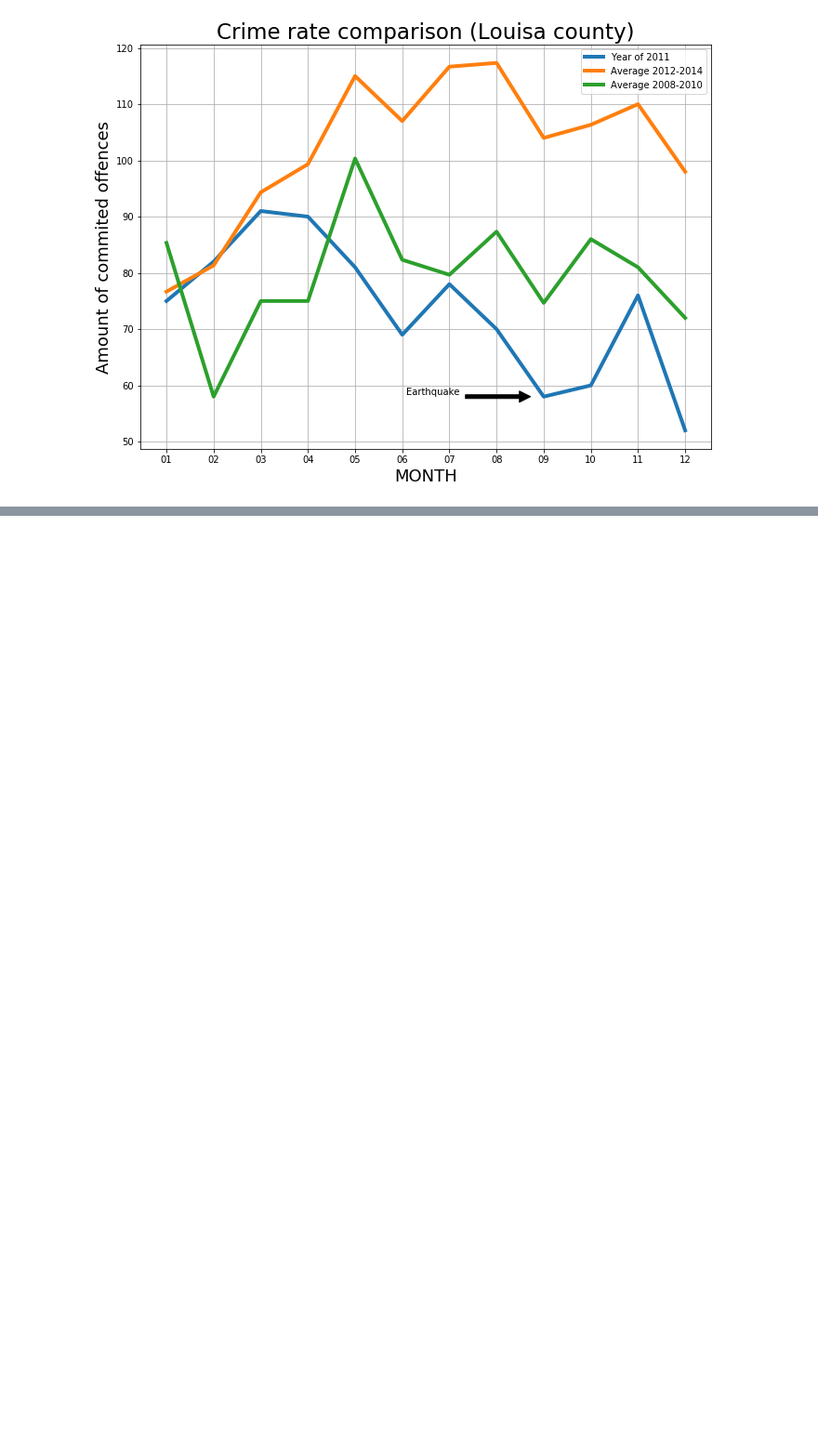
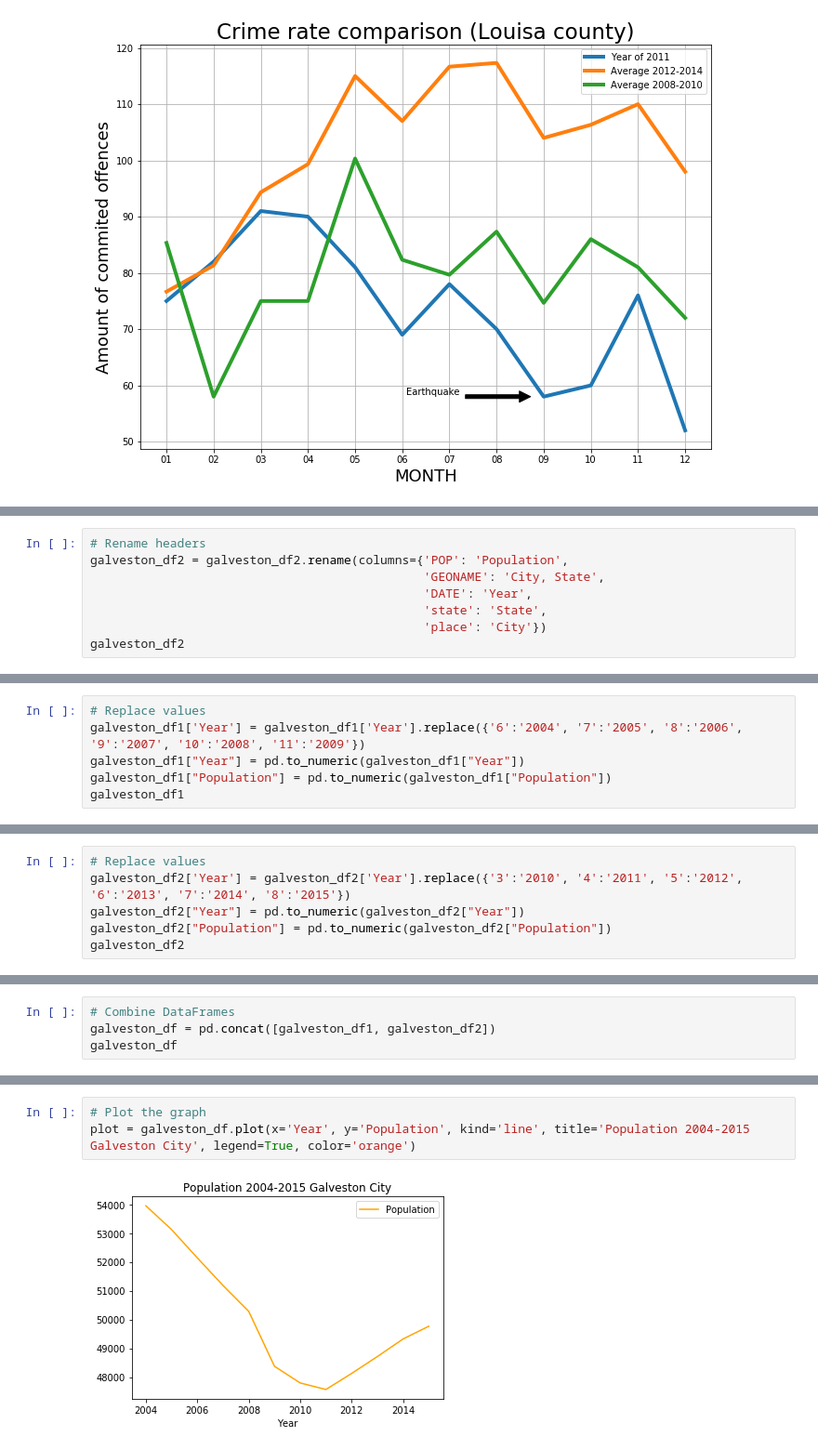
Before and after one commit to olegmrnv/crime_correlations, a Jupyter notebook: notebooks/data_analysis.ipynb, the cells around one changed output, grey strips where cells are left out. Shown: that part at 93% size. Saved outputs shown, nothing was run; the diff lists cells and outputs as text; blank space fills up the shorter version.

```diff
--- a/notebooks/data_analysis.ipynb
+++ b/notebooks/data_analysis.ipynb
@@ -295,0 +382,8 @@ plt.savefig ("../data/cleaned_data/louisa_crime_comparison.png")
+# %%
+# Rename headers
+galveston_df2 = galveston_df2.rename(columns={'POP': 'Population',
+                                              'GEONAME': 'City, State',
+                                              'DATE': 'Year',
+                                              'state': 'State',
+                                              'place': 'City'})
+galveston_df2
@@ -295,0 +398,6 @@ plt.savefig ("../data/cleaned_data/louisa_crime_comparison.png")
+# %%
+# Replace values
+galveston_df1['Year'] = galveston_df1['Year'].replace({'6':'2004', '7':'2005', '8':'2006', '9':'2007', '10':'2008', '11':'2009'})
+galveston_df1["Year"] = pd.to_numeric(galveston_df1["Year"])
+galveston_df1["Population"] = pd.to_numeric(galveston_df1["Population"])
+galveston_df1
@@ -295,0 +412,6 @@ plt.savefig ("../data/cleaned_data/louisa_crime_comparison.png")
+# %%
+# Replace values
+galveston_df2['Year'] = galveston_df2['Year'].replace({'3':'2010', '4':'2011', '5':'2012', '6':'2013', '7':'2014', '8':'2015'})
+galveston_df2["Year"] = pd.to_numeric(galveston_df2["Year"])
+galveston_df2["Population"] = pd.to_numeric(galveston_df2["Population"])
+galveston_df2
@@ -295,0 +448,4 @@ plt.savefig ("../data/cleaned_data/louisa_crime_comparison.png")
+# %%
+# Combine DataFrames
+galveston_df = pd.concat([galveston_df1, galveston_df2])
+galveston_df
@@ -295,0 +483,5 @@ plt.savefig ("../data/cleaned_data/louisa_crime_comparison.png")
+# %%
+# Plot the graph
+plot = galveston_df.plot(x='Year', y='Population', kind='line', title='Population 2004-2015 Galveston City', legend=True, color='orange')
+# %% [output]
+[figure, added]
```
Also changed, not shown: parts of 33 cells of this notebook, 10 other files.
